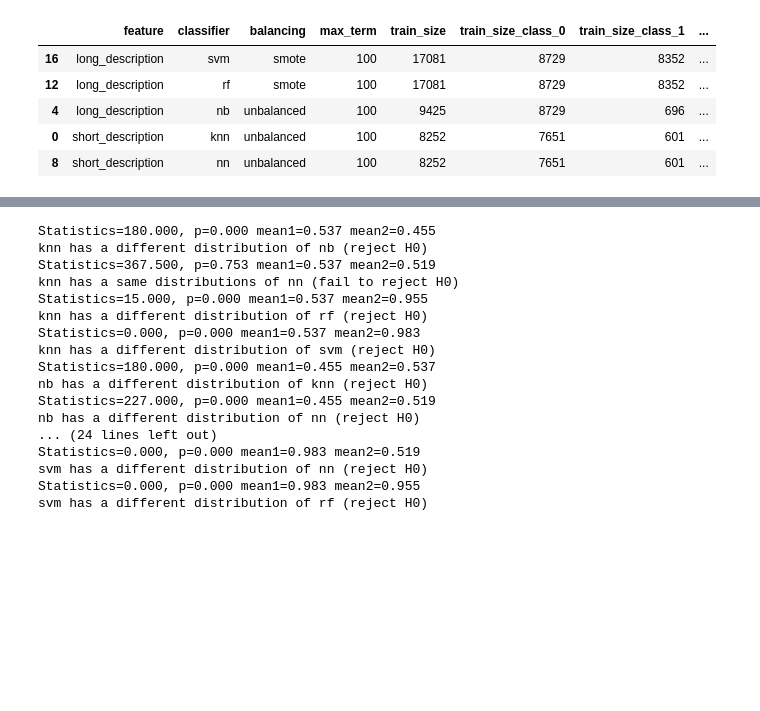
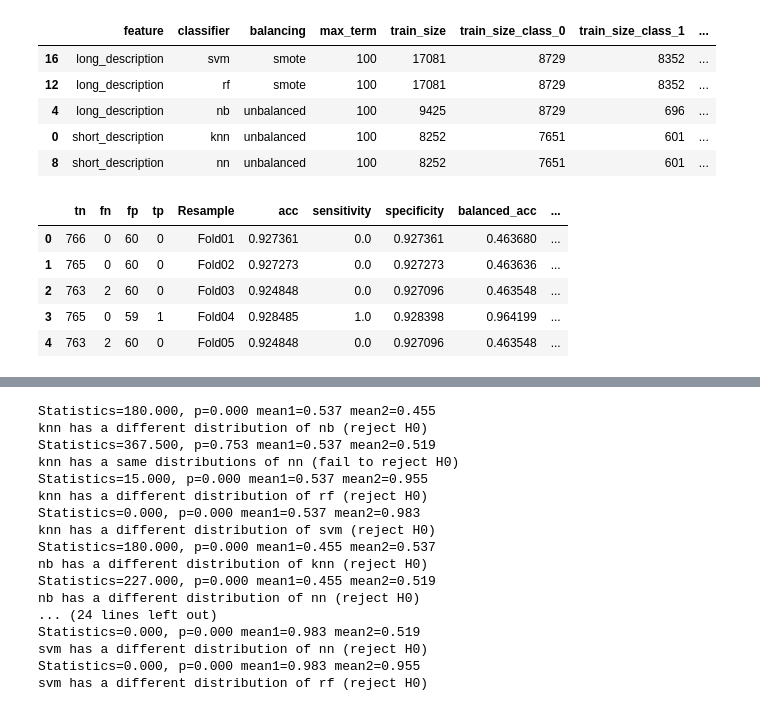
Before and after one commit to gomesluiz/long-lived-bug-predictor, a Jupyter notebook: notebooks/20200831_long_lived_prediction_rq4_data_analysis.ipynb, the cells around one changed output, grey strips where cells are left out. Cells and saved outputs as stored; diff of their text form; code cells hidden in the pictures; blank space fills up the shorter version.

```diff
--- a/notebooks/20200831_long_lived_prediction_rq4_data_analysis.ipynb
+++ b/notebooks/20200831_long_lived_prediction_rq4_data_analysis.ipynb
@@ -104,4 +104,13 @@ display(s)
 | 0 | short_description | knn | unbalanced | 100 | 8252 | 7651 | 601 | ... |
 | 8 | short_description | nn | unbalanced | 100 | 8252 | 7651 | 601 | ... |
 # %%
-eclipse_results_by_fold = pd.read_csv("../output/data/20200813_r3_1b_predict_long_lived_bug_results_final.csv",  sep=",")
+eclipse_results_by_fold = pd.read_csv("../output/data/20200813_r4_1b_predict_long_lived_bug_results_final.csv",  sep=",")
+# %%
+eclipse_results_by_fold.head()
+# %% [output]
+|  | tn | fn | fp | tp | Resample | acc | sensitivity | specificity | balanced_acc | ... |
+| 0 | 766 | 0 | 60 | 0 | Fold01 | 0.927361 | 0.0 | 0.927361 | 0.463680 | ... |
+| 1 | 765 | 0 | 60 | 0 | Fold02 | 0.927273 | 0.0 | 0.927273 | 0.463636 | ... |
+| 2 | 763 | 2 | 60 | 0 | Fold03 | 0.924848 | 0.0 | 0.927096 | 0.463548 | ... |
+| 3 | 765 | 0 | 59 | 1 | Fold04 | 0.928485 | 1.0 | 0.928398 | 0.964199 | ... |
+| 4 | 763 | 2 | 60 | 0 | Fold05 | 0.924848 | 0.0 | 0.927096 | 0.463548 | ... |
```
Also changed, not shown: parts of 1 cell of this notebook, 32 other files.
